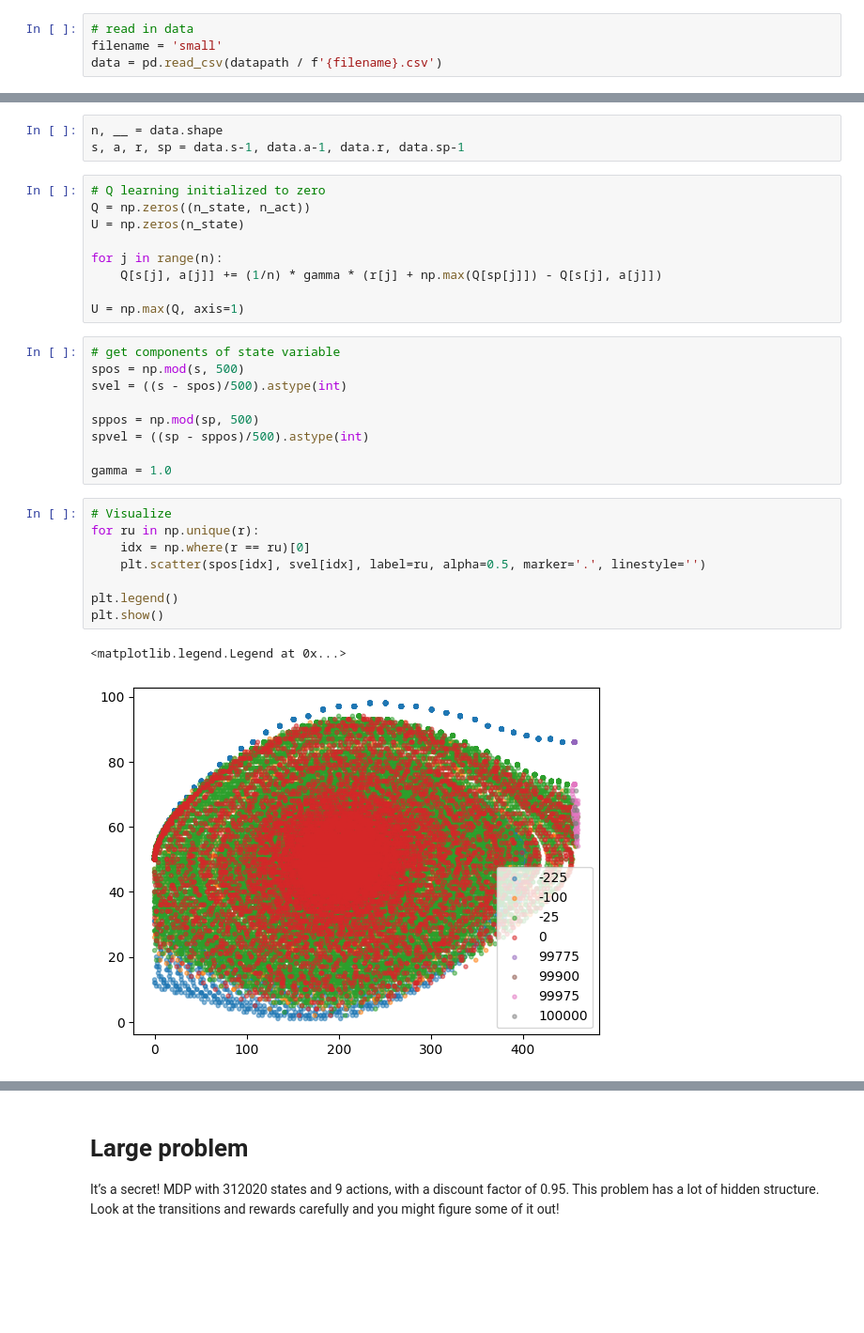
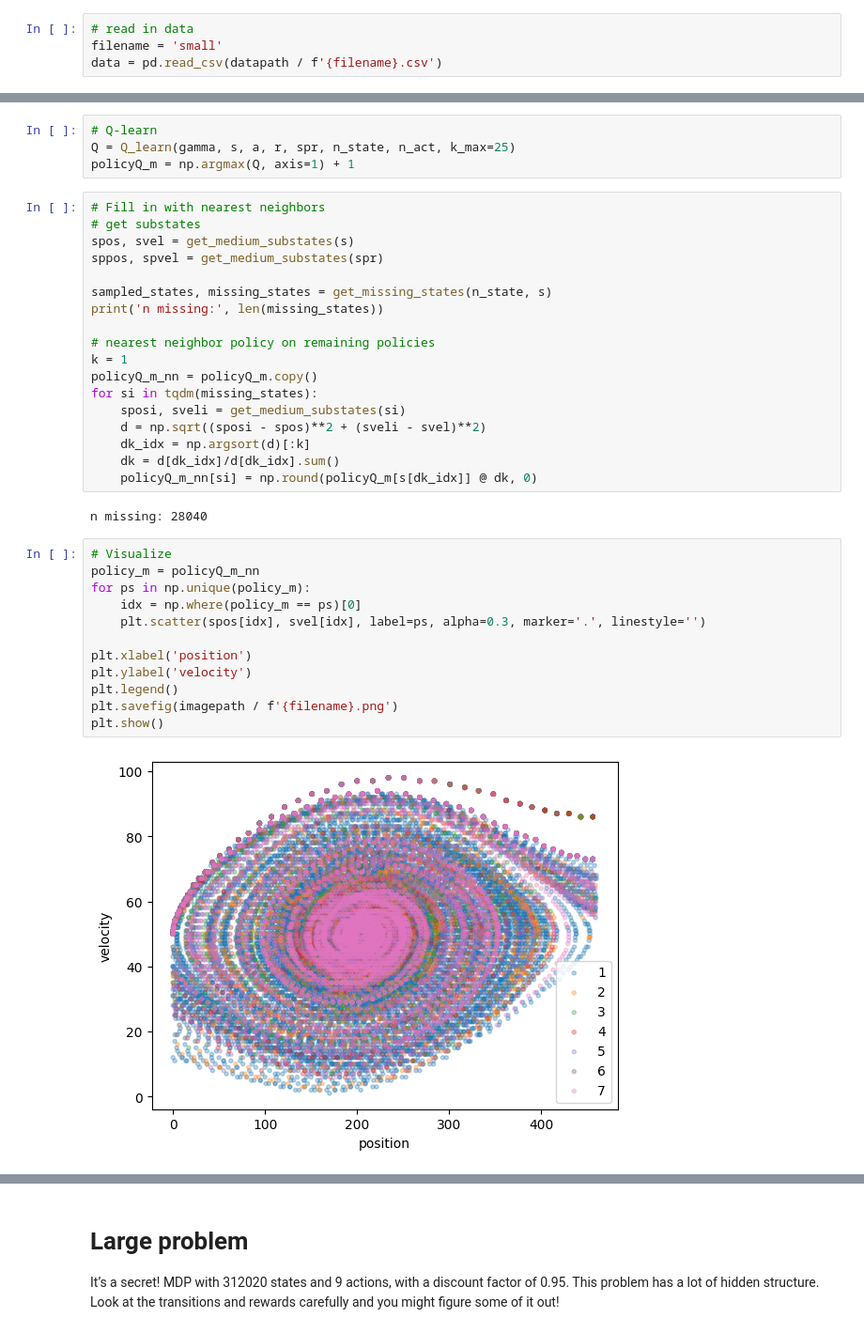
Before and after one commit to etrieschman/battery-charger, a Jupyter notebook: class-projects/project2/project2_workup.ipynb, the cells around one changed output, grey strips where cells are left out. Shown at 94% size. Drawn from its saved outputs; the diff is of its cells as text; blank space fills up the shorter version.

```diff
--- a/class-projects/project2/project2_workup.ipynb
+++ b/class-projects/project2/project2_workup.ipynb
@@ -101,32 +73,38 @@ n_state = n_pos * n_vel
-# %%
-n, __ = data.shape
-s, a, r, sp = data.s-1, data.a-1, data.r, data.sp-1
-# %%
-# Q learning initialized to zero
-Q = np.zeros((n_state, n_act))
-U = np.zeros(n_state)
-
-for j in range(n):
-    Q[s[j], a[j]] += (1/n) * gamma * (r[j] + np.max(Q[sp[j]]) - Q[s[j], a[j]])
-
-U = np.max(Q, axis=1)
-# %%
-# get components of state variable
-spos = np.mod(s, 500)
-svel = ((s - spos)/500).astype(int)
-
-sppos = np.mod(sp, 500)
-spvel = ((sp - sppos)/500).astype(int)
-
-gamma = 1.0
+# %%
+# Q-learn
+Q = Q_learn(gamma, s, a, r, spr, n_state, n_act, k_max=25)
+policyQ_m = np.argmax(Q, axis=1) + 1
+# %%
+# Fill in with nearest neighbors
+# get substates
+spos, svel = get_medium_substates(s)
+sppos, spvel = get_medium_substates(spr)
+
+sampled_states, missing_states = get_missing_states(n_state, s)
+print('n missing:', len(missing_states))
+
+# nearest neighbor policy on remaining policies
+k = 1
+policyQ_m_nn = policyQ_m.copy()
+for si in tqdm(missing_states):
+    sposi, sveli = get_medium_substates(si)
+    d = np.sqrt((sposi - spos)**2 + (sveli - svel)**2)
+    dk_idx = np.argsort(d)[:k]
+    dk = d[dk_idx]/d[dk_idx].sum()
+    policyQ_m_nn[si] = np.round(policyQ_m[s[dk_idx]] @ dk, 0)
+# %% [output]
+n missing: 28040
 # %%
 # Visualize
-for ru in np.unique(r):
-    idx = np.where(r == ru)[0]
-    plt.scatter(spos[idx], svel[idx], label=ru, alpha=0.5, marker='.', linestyle='')
+policy_m = policyQ_m_nn
+for ps in np.unique(policy_m):
+    idx = np.where(policy_m == ps)[0]
+    plt.scatter(spos[idx], svel[idx], label=ps, alpha=0.3, marker='.', linestyle='')
 
+plt.xlabel('position')
+plt.ylabel('velocity')
 plt.legend()
+plt.savefig(imagepath / f'{filename}.png')
 plt.show()
 # %% [output]
-<matplotlib.legend.Legend at 0x...>
-[figure, old version]
+[figure, new version]
```
Also changed, not shown: parts of 38 cells of this notebook, 8 other files.
